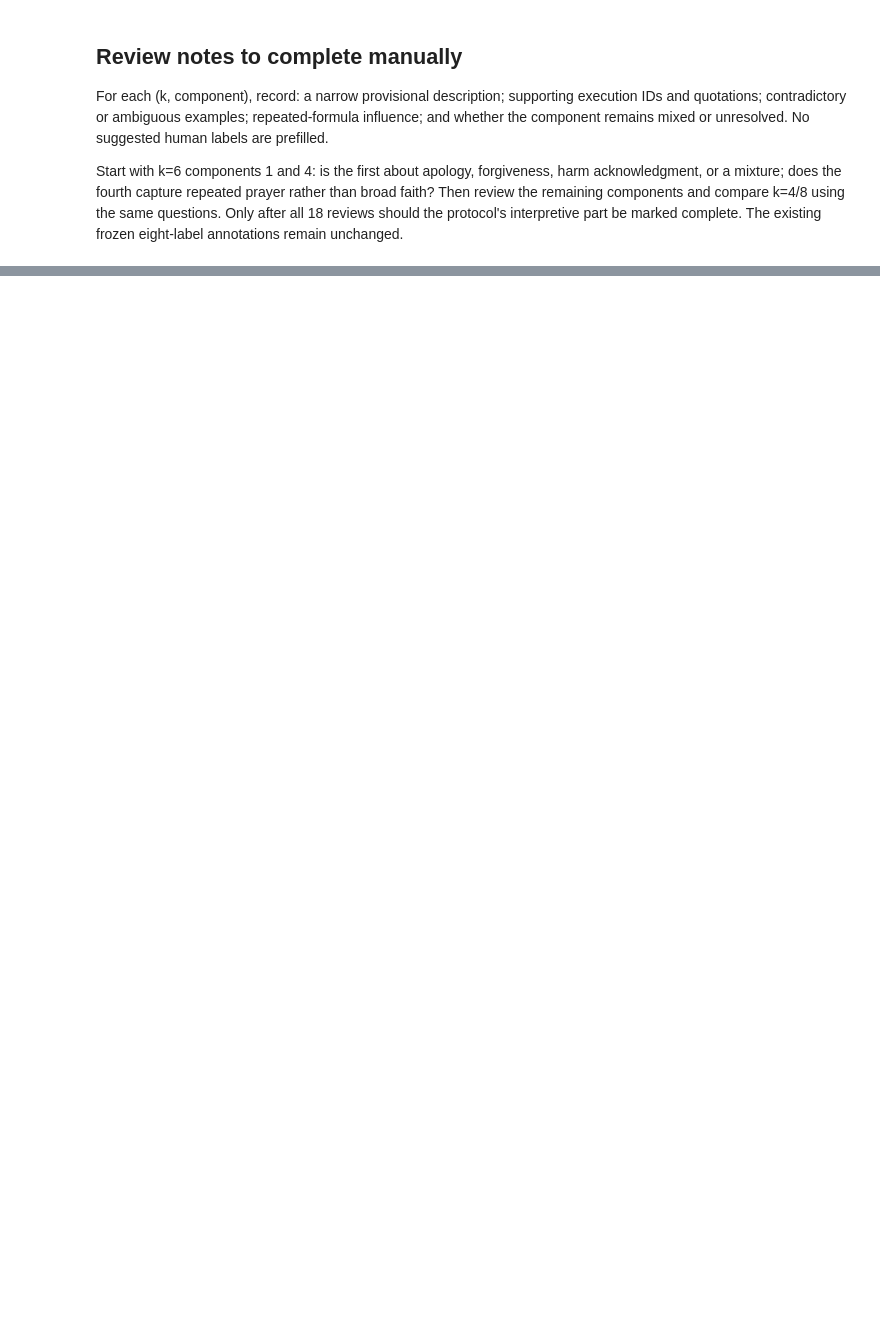
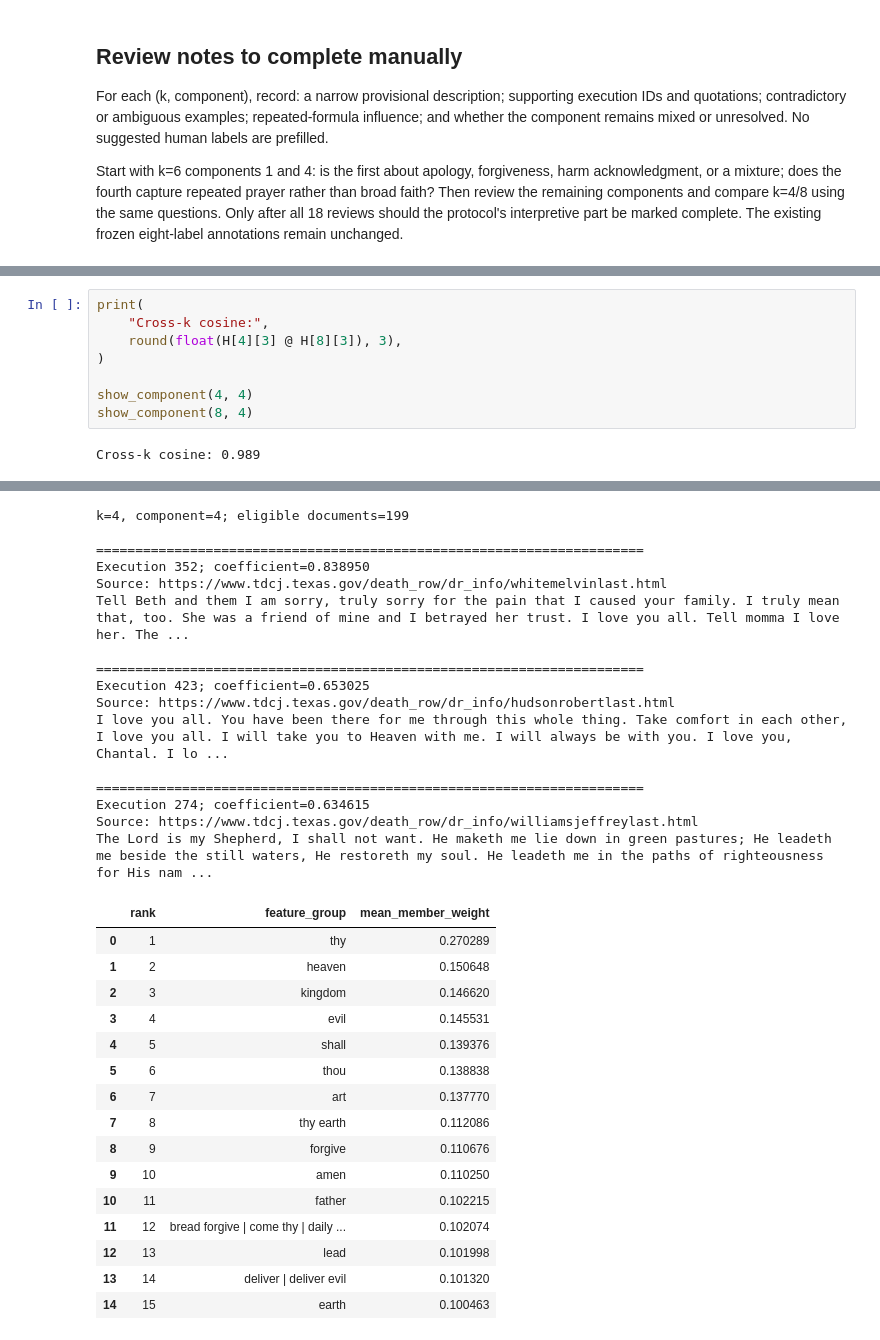
Before and after one commit to Doraaadorable/death-row-last-statements-nlp, a Jupyter notebook: notebooks/04_component_interpretation.ipynb, the cells around one changed output, grey strips where cells are left out. Saved outputs shown, nothing was run; the diff lists cells and outputs as text; blank space fills up the shorter version.

```diff
--- a/notebooks/04_component_interpretation.ipynb
+++ b/notebooks/04_component_interpretation.ipynb
@@ -135,0 +810,10 @@ Start with k=6 components 1 and 4: is the first about apology, forgiveness, harm
+# %%
+print(
+    "Cross-k cosine:",
+    round(float(H[4][3] @ H[8][3]), 3),
+)
+
+show_component(4, 4)
+show_component(8, 4)
+# %% [output]
+Cross-k cosine: 0.989
@@ -135,0 +836,32 @@ Start with k=6 components 1 and 4: is the first about apology, forgiveness, harm
+k=4, component=4; eligible documents=199
+
+======================================================================
+Execution 352; coefficient=0.838950
+Source: https://www.tdcj.texas.gov/death_row/dr_info/whitemelvinlast.html
+Tell Beth and them I am sorry, truly sorry for the pain that I caused your family. I truly mean that, too. She was a friend of mine and I betrayed her trust. I love you all. Tell momma I love her. The ...
+
+======================================================================
+Execution 423; coefficient=0.653025
+Source: https://www.tdcj.texas.gov/death_row/dr_info/hudsonrobertlast.html
+I love you all. You have been there for me through this whole thing. Take comfort in each other, I love you all. I will take you to Heaven with me. I will always be with you. I love you, Chantal. I lo ...
+
+======================================================================
+Execution 274; coefficient=0.634615
+Source: https://www.tdcj.texas.gov/death_row/dr_info/williamsjeffreylast.html
+The Lord is my Shepherd, I shall not want. He maketh me lie down in green pastures; He leadeth me beside the still waters, He restoreth my soul. He leadeth me in the paths of righteousness for His nam ...
+|  | rank | feature_group | mean_member_weight |
+| 0 | 1 | thy | 0.270289 |
+| 1 | 2 | heaven | 0.150648 |
+| 2 | 3 | kingdom | 0.146620 |
+| 3 | 4 | evil | 0.145531 |
+| 4 | 5 | shall | 0.139376 |
+| 5 | 6 | thou | 0.138838 |
+| 6 | 7 | art | 0.137770 |
+| 7 | 8 | thy earth | 0.112086 |
+| 8 | 9 | forgive | 0.110676 |
+| 9 | 10 | amen | 0.110250 |
+| 10 | 11 | father | 0.102215 |
+| 11 | 12 | bread forgive | come thy | daily ... | 0.102074 |
+| 12 | 13 | lead | 0.101998 |
+| 13 | 14 | deliver | deliver evil | 0.101320 |
+| 14 | 15 | earth | 0.100463 |
```
Also changed, not shown: parts of 19 cells of this notebook.
